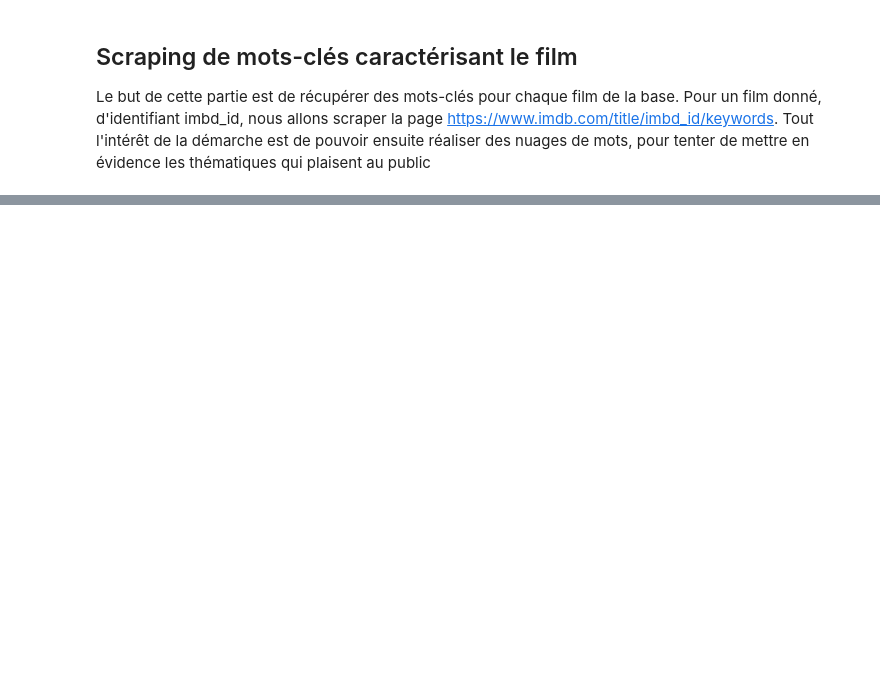
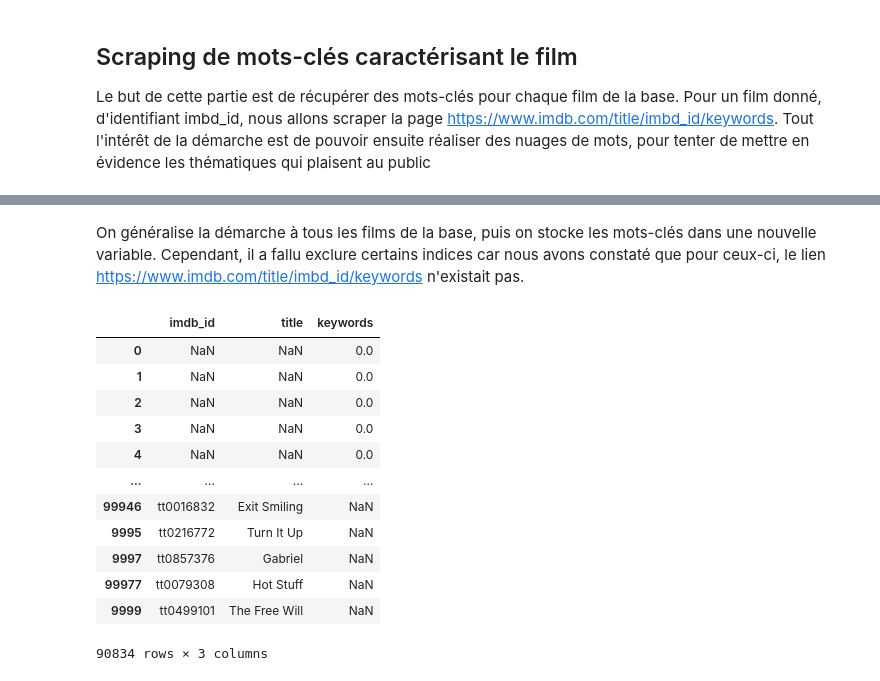
Before and after one commit to marie-ganon/Projet-Python-S1, a Jupyter notebook: Scraping_nettoyage.ipynb, the cells around one changed output, grey strips where cells are left out. Drawn from its saved outputs; the diff is of its cells as text; code cells hidden in the pictures; blank space fills up the shorter version.

```diff
--- a/Scraping_nettoyage.ipynb
+++ b/Scraping_nettoyage.ipynb
@@ -689,0 +782,8 @@ Budget est complet à  19.549948257260496 %
+# %%
+def find_id(id):
+  if id == '' or id == 'NaN' or id == 'xx' or id == 'nan' or id =='104.0' or id =='68.0' or id =='82.0':        # on élimine le cas où la langue n'est pas indiquée
+    return ''
+  i = 0
+  while (str((liste_iso['639-1'])[i]) == id) == False and i<len(df):
+    i += 1
+  return liste_iso['Nom de la langue'][i]
@@ -689,0 +799,4 @@ Budget est complet à  19.549948257260496 %
+# %%
+for i in trange(len(df)):
+  id = str(df.original_language[i])
+  df.original_language[i] = find_id(id)
@@ -692,0 +840,21 @@ Le but de cette partie est de récupérer des mots-clés pour chaque film de la
+# %% [markdown]
+On généralise la démarche à tous les films de la base, puis on stocke les mots-clés dans une nouvelle variable. Cependant, il a fallu exclure certains indices car nous avons constaté que pour ceux-ci, le lien https://www.imdb.com/title/imbd_id/keywords n'existait pas.
+# %%
+df_new_column = pd.DataFrame(0, index=np.arange(len(df)), columns=['keywords'])
+df_2 = pd.concat([df.imdb_id, df.title, df_new_column], axis=1)
+
+df_2
+# %% [output]
+|  | imdb_id | title | keywords |
+| 0 | NaN | NaN | 0.0 |
+| 1 | NaN | NaN | 0.0 |
+| 2 | NaN | NaN | 0.0 |
+| 3 | NaN | NaN | 0.0 |
+| 4 | NaN | NaN | 0.0 |
+| ... | ... | ... | ... |
+| 99946 | tt0016832 | Exit Smiling | NaN |
+| 9995 | tt0216772 | Turn It Up | NaN |
+| 9997 | tt0857376 | Gabriel | NaN |
+| 99977 | tt0079308 | Hot Stuff | NaN |
+| 9999 | tt0499101 | The Free Will | NaN |
+90834 rows × 3 columns
```
Also changed, not shown: parts of 23 cells of this notebook.
